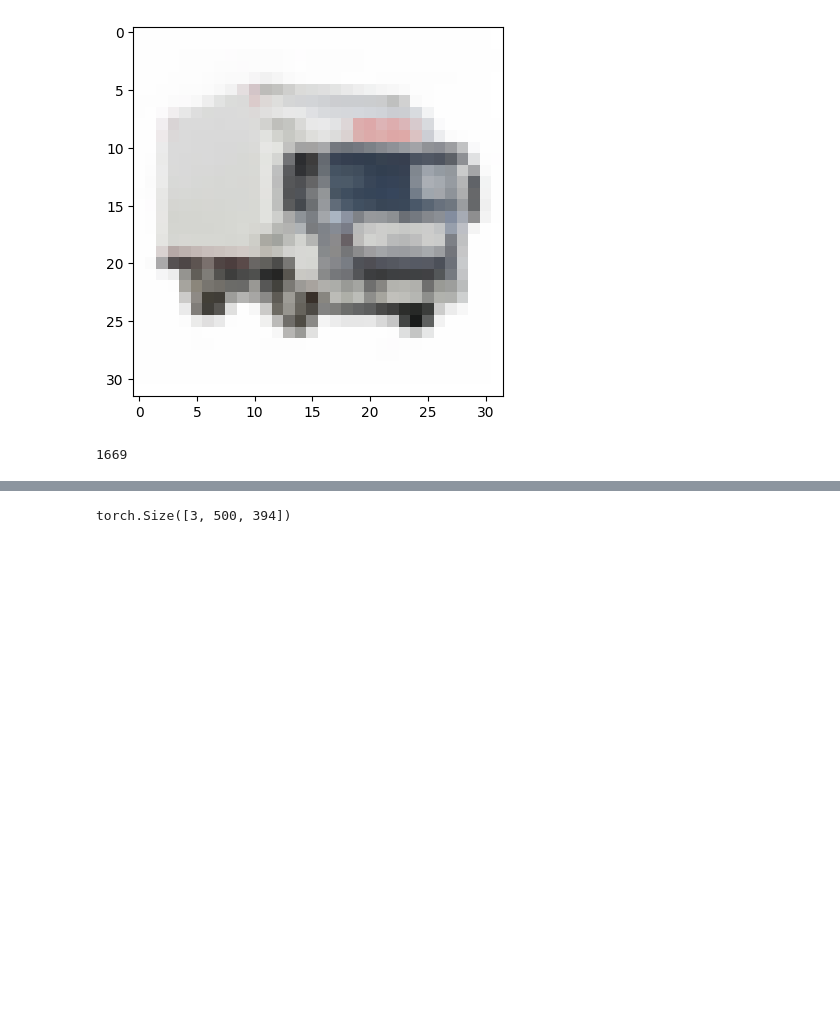
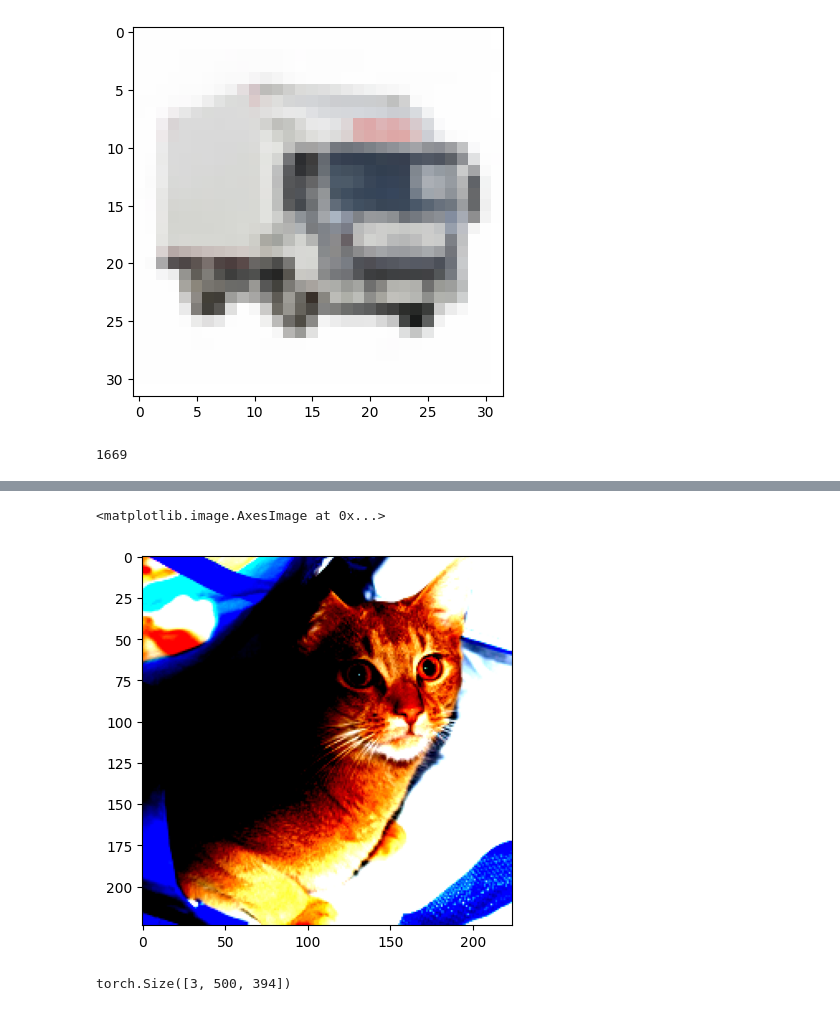
Before and after one commit to Gkemhcs/deeplearning-pytorch-notebooks, a Jupyter notebook: cnn_1.ipynb, the cells around one changed output, grey strips where cells are left out. Saved outputs shown, nothing was run; the diff lists cells and outputs as text; code cells hidden in the pictures; blank space fills up the shorter version.

```diff
--- a/cnn_1.ipynb
+++ b/cnn_1.ipynb
@@ -188,0 +191,3 @@ WARNING:matplotlib.image:Clipping input data to the valid range for imshow with
+# %%
+plt.imshow(train_dataset[0][0].permute(1,2,0))
+# %% [output]
@@ -189,3 +195,5 @@ WARNING:matplotlib.image:Clipping input data to the valid range for imshow with
+<matplotlib.image.AxesImage at 0x...>
+[figure, added]
 # %%
 train_dataset[0][0].shape
 # %% [output]
```
Also changed, not shown: parts of 45 cells of this notebook.
